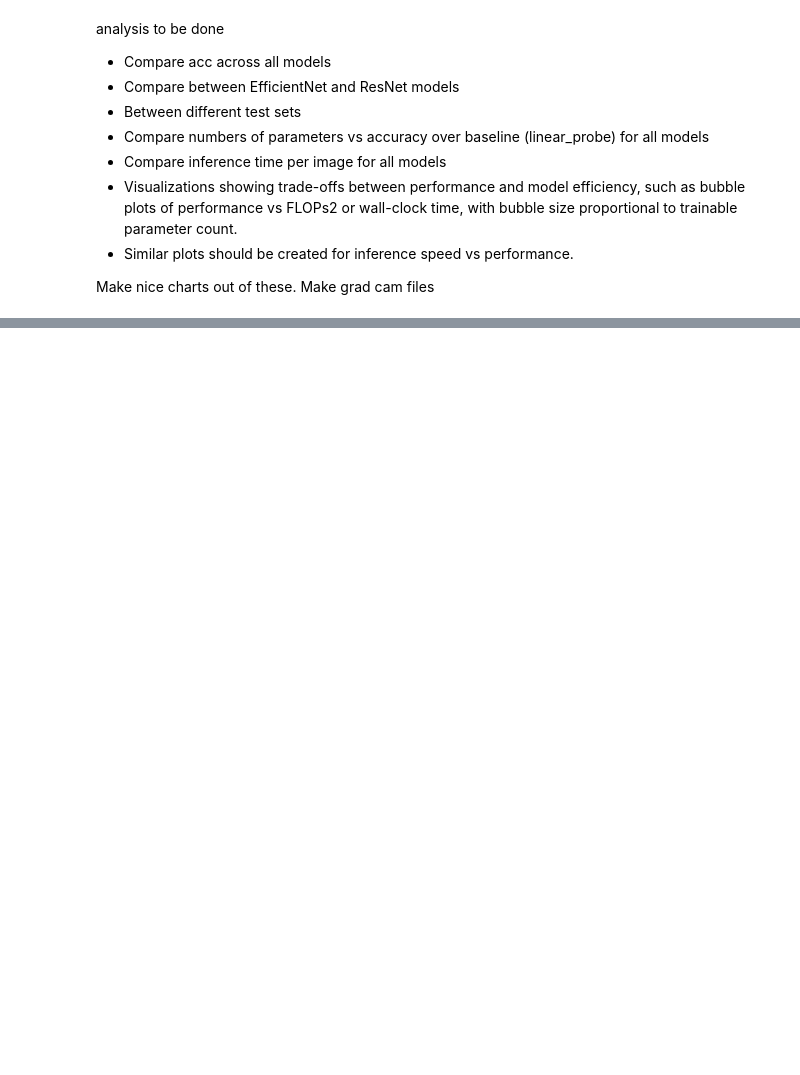
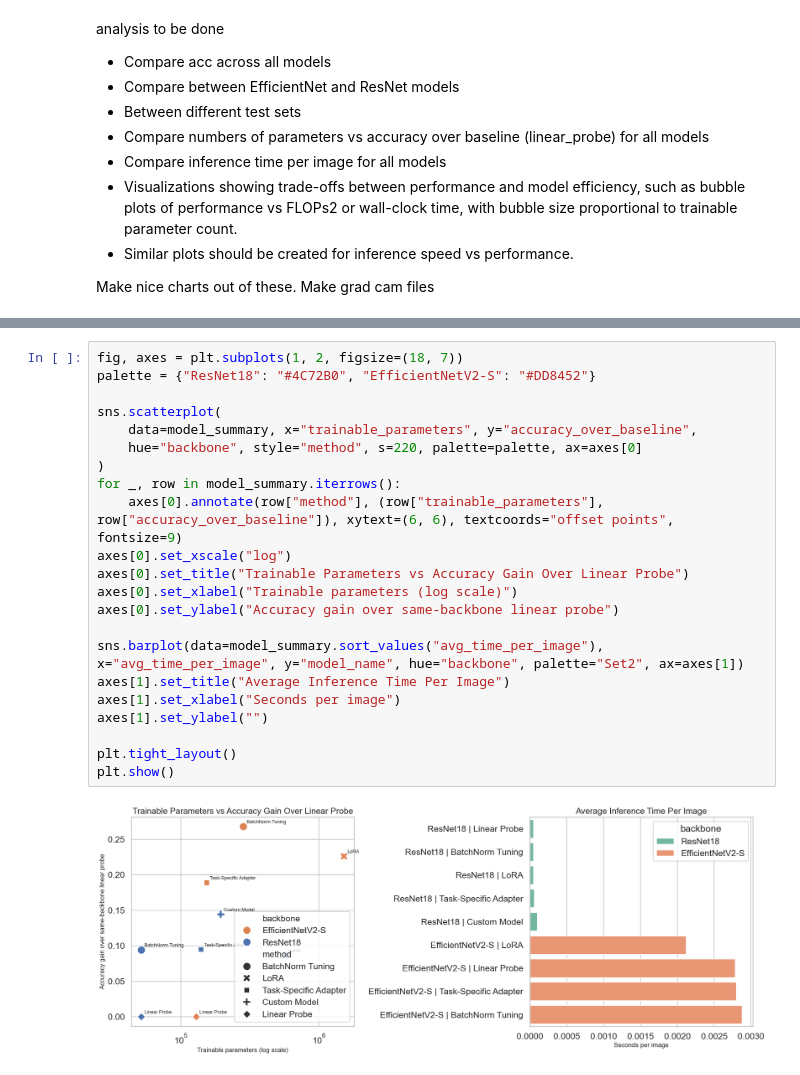
Before and after one commit to phanguy30/food_classification, a Jupyter notebook: analysis.ipynb, the cells around one changed output, grey strips where cells are left out. Drawn from its saved outputs; the diff is of its cells as text; blank space fills up the shorter version.

```diff
--- a/analysis.ipynb
+++ b/analysis.ipynb
@@ -72,0 +258,24 @@ Make grad cam files
+# %%
+fig, axes = plt.subplots(1, 2, figsize=(18, 7))
+palette = {"ResNet18": "#4C72B0", "EfficientNetV2-S": "#DD8452"}
+
+sns.scatterplot(
+    data=model_summary, x="trainable_parameters", y="accuracy_over_baseline",
+    hue="backbone", style="method", s=220, palette=palette, ax=axes[0]
+)
+for _, row in model_summary.iterrows():
+    axes[0].annotate(row["method"], (row["trainable_parameters"], row["accuracy_over_baseline"]), xytext=(6, 6), textcoords="offset points", fontsize=9)
+axes[0].set_xscale("log")
+axes[0].set_title("Trainable Parameters vs Accuracy Gain Over Linear Probe")
+axes[0].set_xlabel("Trainable parameters (log scale)")
+axes[0].set_ylabel("Accuracy gain over same-backbone linear probe")
+
+sns.barplot(data=model_summary.sort_values("avg_time_per_image"), x="avg_time_per_image", y="model_name", hue="backbone", palette="Set2", ax=axes[1])
+axes[1].set_title("Average Inference Time Per Image")
+axes[1].set_xlabel("Seconds per image")
+axes[1].set_ylabel("")
+
+plt.tight_layout()
+plt.show()
+# %% [output]
+[figure, added]
```
Also changed, not shown: parts of 7 cells of this notebook.
